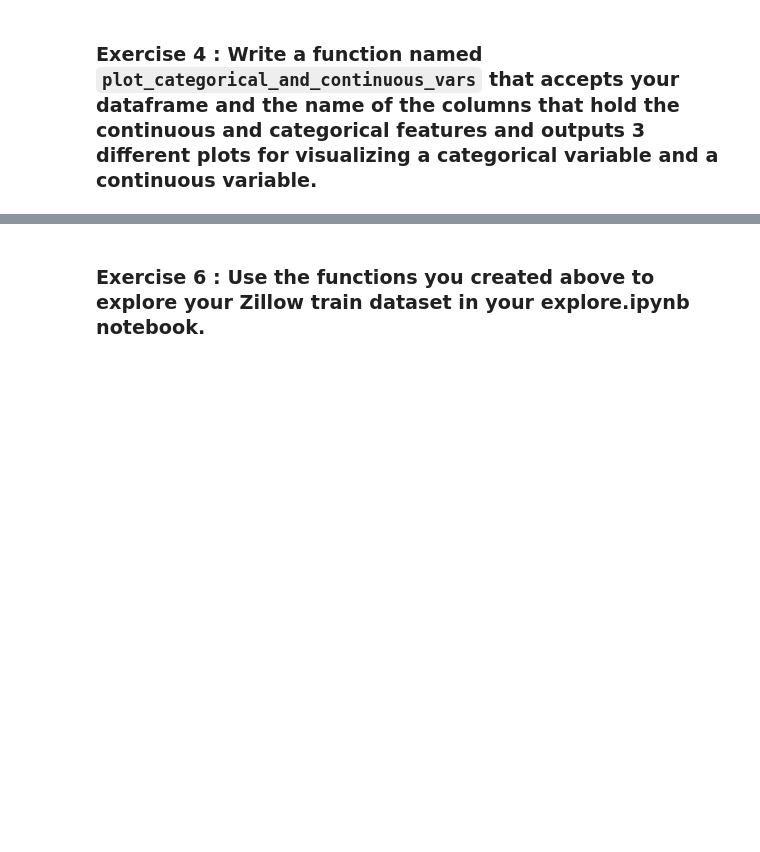
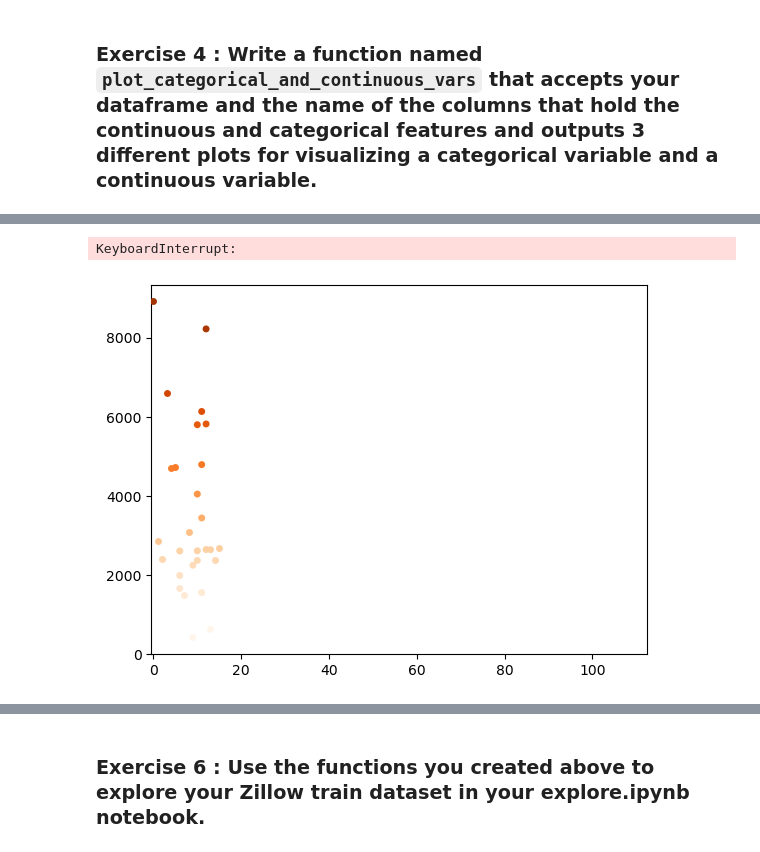
Before and after one commit to MagdalenaRahn/regression-exercises, a Jupyter notebook: regression_explore_exercises_13JAN23.ipynb, the cells around one changed output, grey strips where cells are left out. Drawn from its saved outputs; the diff is of its cells as text; code cells hidden in the pictures; blank space fills up the shorter version.

```diff
--- a/regression_explore_exercises_13JAN23.ipynb
+++ b/regression_explore_exercises_13JAN23.ipynb
@@ -360,3 +253,15 @@ plt.legend([],[], frameon = False)
+# %%
+# comparing discrete variable 'year_built' against the target variable of 'tax_amount'
+
+sns.swarmplot(x = 'year_built', y = 'tax_amount', data = train.sample(n = 1200),
+              hue = 'tax_amount', palette = 'Oranges')
+
+# removing the legend
+
+plt.legend([],[], frameon = False)
+# %% [output]
+KeyboardInterrupt:
+[figure, added]
 # %%
 # a function named 'plot_categorical_and_continuous_vars' that accepts a dataframe
 # as input and plots the categorical / discrete variables against the continuous
```
Also changed, not shown: parts of 44 cells of this notebook.
